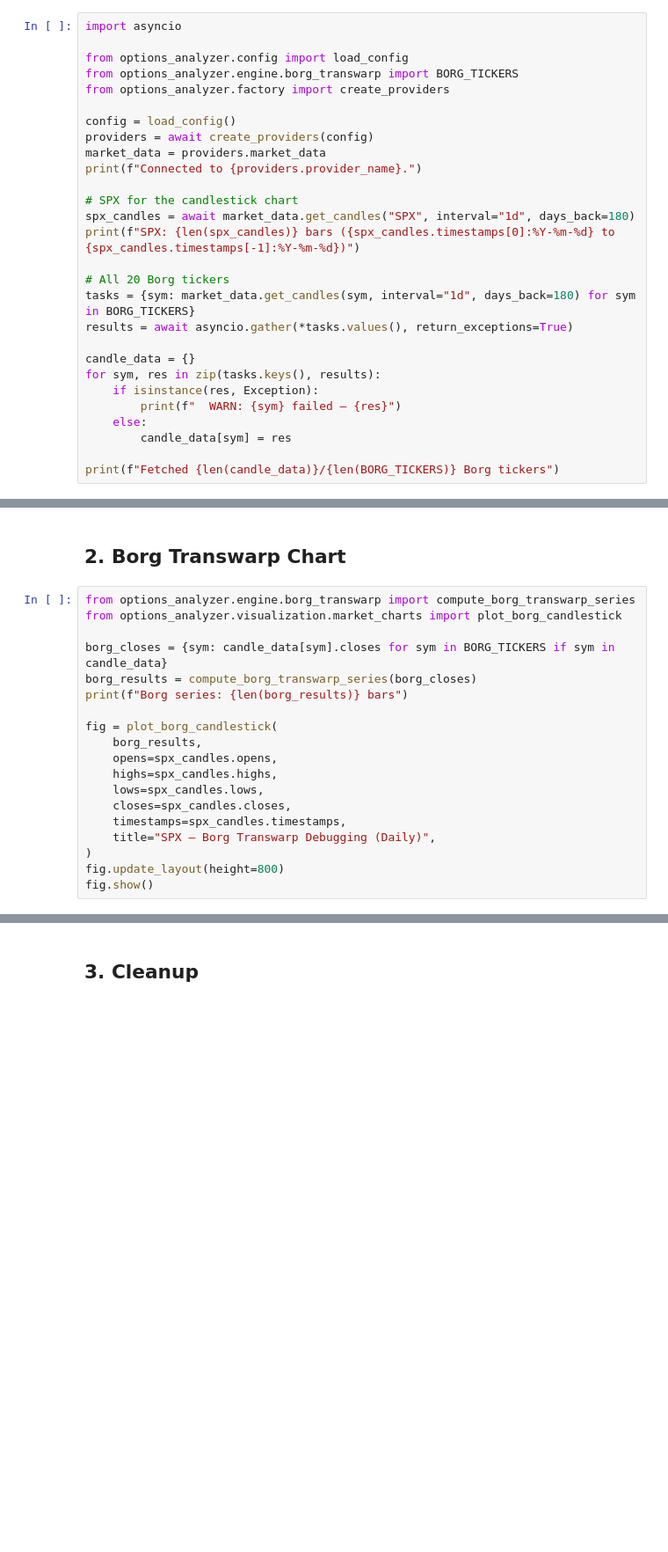
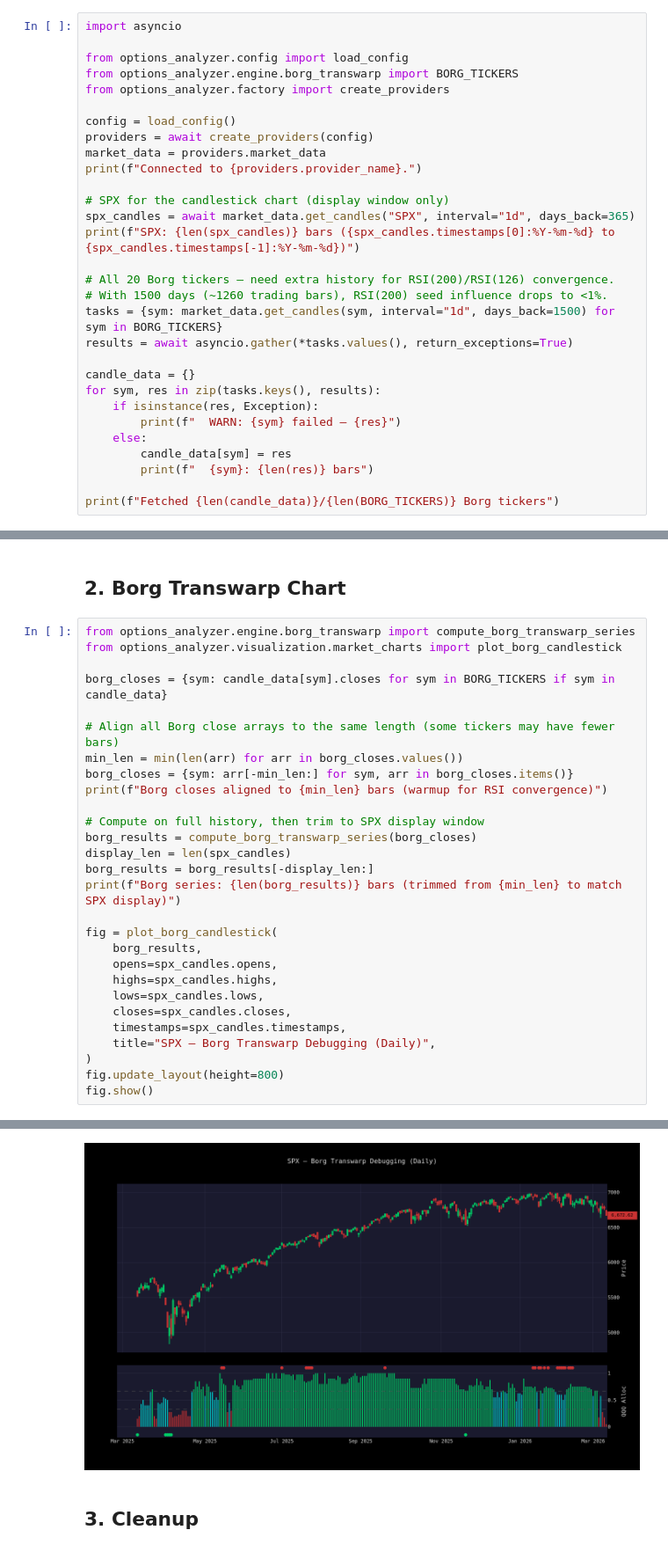
Before and after one commit to jbolinge/option-analyzer, a Jupyter notebook: notebooks/07_borg_debugging.ipynb, the cells around one changed output, grey strips where cells are left out. Shown at 88% size. Saved outputs shown, nothing was run; the diff lists cells and outputs as text; blank space fills up the shorter version.

```diff
--- a/notebooks/07_borg_debugging.ipynb
+++ b/notebooks/07_borg_debugging.ipynb
@@ -23,12 +23,13 @@ providers = await create_providers(config)
 market_data = providers.market_data
 print(f"Connected to {providers.provider_name}.")
 
-# SPX for the candlestick chart
-spx_candles = await market_data.get_candles("SPX", interval="1d", days_back=180)
+# SPX for the candlestick chart (display window only)
+spx_candles = await market_data.get_candles("SPX", interval="1d", days_back=365)
 print(f"SPX: {len(spx_candles)} bars ({spx_candles.timestamps[0]:%Y-%m-%d} to {spx_candles.timestamps[-1]:%Y-%m-%d})")
 
-# All 20 Borg tickers
-tasks = {sym: market_data.get_candles(sym, interval="1d", days_back=180) for sym in BORG_TICKERS}
+# All 20 Borg tickers — need extra history for RSI(200)/RSI(126) convergence.
+# With 1500 days (~1260 trading bars), RSI(200) seed influence drops to <1%.
+tasks = {sym: market_data.get_candles(sym, interval="1d", days_back=1500) for sym in BORG_TICKERS}
 results = await asyncio.gather(*tasks.values(), return_exceptions=True)
 
 candle_data = {}
@@ -37,5 +38,6 @@ for sym, res in zip(tasks.keys(), results):
         print(f"  WARN: {sym} failed — {res}")
     else:
         candle_data[sym] = res
+        print(f"  {sym}: {len(res)} bars")
 
 print(f"Fetched {len(candle_data)}/{len(BORG_TICKERS)} Borg tickers")
@@ -46,8 +66,17 @@ from options_analyzer.engine.borg_transwarp import compute_borg_transwarp_series
 from options_analyzer.visualization.market_charts import plot_borg_candlestick
 
 borg_closes = {sym: candle_data[sym].closes for sym in BORG_TICKERS if sym in candle_data}
+
+# Align all Borg close arrays to the same length (some tickers may have fewer bars)
+min_len = min(len(arr) for arr in borg_closes.values())
+borg_closes = {sym: arr[-min_len:] for sym, arr in borg_closes.items()}
+print(f"Borg closes aligned to {min_len} bars (warmup for RSI convergence)")
+
+# Compute on full history, then trim to SPX display window
 borg_results = compute_borg_transwarp_series(borg_closes)
-print(f"Borg series: {len(borg_results)} bars")
+display_len = len(spx_candles)
+borg_results = borg_results[-display_len:]
+print(f"Borg series: {len(borg_results)} bars (trimmed from {min_len} to match SPX display)")
 
 fig = plot_borg_candlestick(
     borg_results,
@@ -60,3 +89,4 @@ fig = plot_borg_candlestick(
 )
 fig.update_layout(height=800)
 fig.show()
+# %% [output]
@@ -63,3 +95,4 @@ fig.show()
+[figure, added]
 # %% [markdown]
 ## 3. Cleanup
 # %%
```
Also changed, not shown: parts of 3 cells of this notebook, 6 other files.
